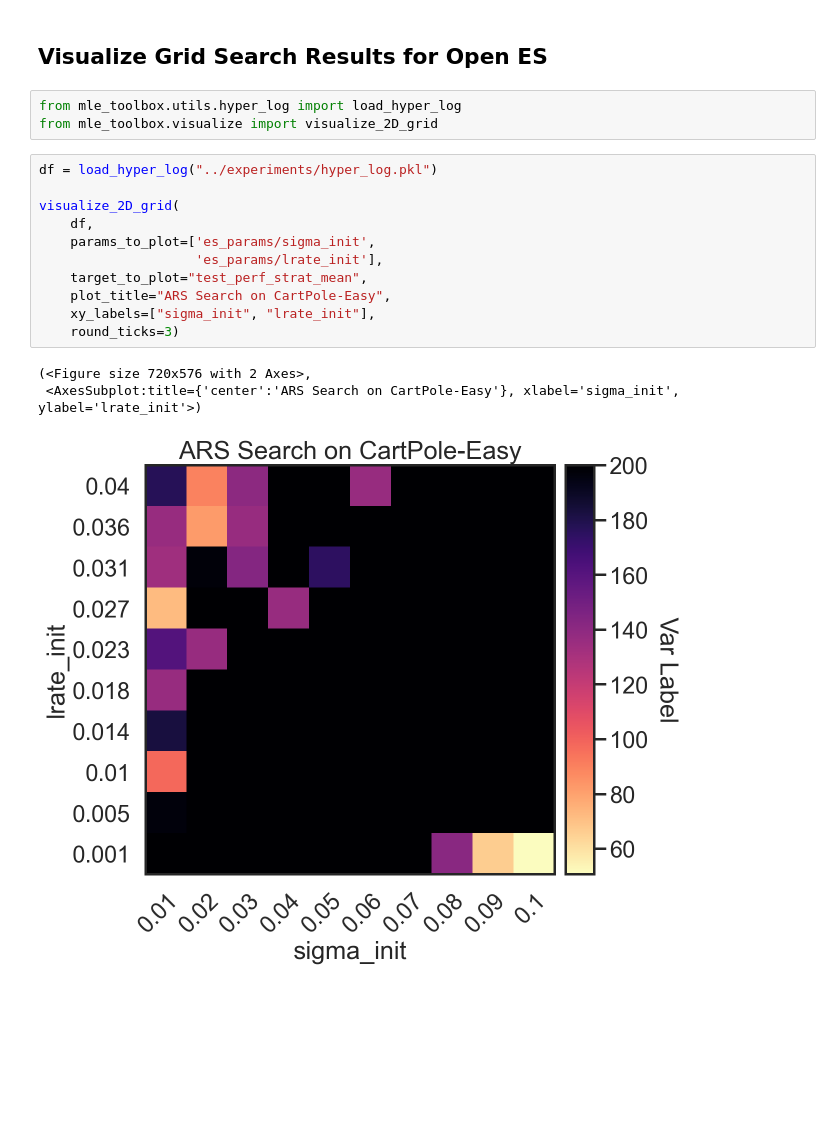
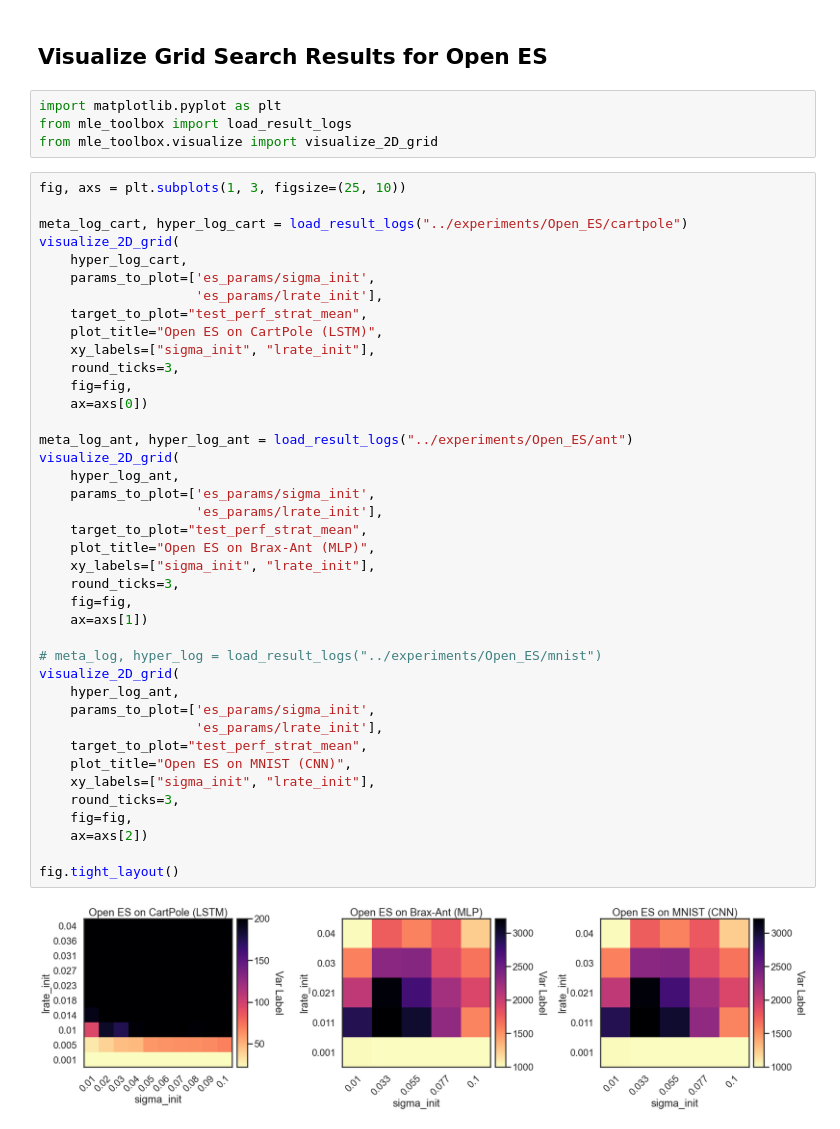
Before and after one commit to neuroevobench/neuroevobench, a Jupyter notebook: notebooks/viz_grid.ipynb, the cells around one changed output. Cells and saved outputs as stored; diff of their text form; blank space fills up the shorter version.

Commit message:
MNIST working

```diff
--- a/notebooks/viz_grid.ipynb
+++ b/notebooks/viz_grid.ipynb
@@ -6,20 +6,48 @@
 # %% [markdown]
 ## Visualize Grid Search Results for Open ES
 # %%
-from mle_toolbox.utils.hyper_log import load_hyper_log
+import matplotlib.pyplot as plt
+from mle_toolbox import load_result_logs
 from mle_toolbox.visualize import visualize_2D_grid
-# %%
-df = load_hyper_log("../experiments/hyper_log.pkl")
-
-visualize_2D_grid(
-    df,
-    params_to_plot=['es_params/sigma_init',
-                    'es_params/lrate_init'],
-    target_to_plot="test_perf_strat_mean",
-    plot_title="ARS Search on CartPole-Easy",
-    xy_labels=["sigma_init", "lrate_init"],
-    round_ticks=3)
-# %% [output]
-(<Figure size 720x576 with 2 Axes>,
- <AxesSubplot:title={'center':'ARS Search on CartPole-Easy'}, xlabel='sigma_init', ylabel='lrate_init'>)
-[figure, removed]
+# %%
+fig, axs = plt.subplots(1, 3, figsize=(25, 10))
+
+meta_log_cart, hyper_log_cart = load_result_logs("../experiments/Open_ES/cartpole")
+visualize_2D_grid(
+    hyper_log_cart,
+    params_to_plot=['es_params/sigma_init',
+                    'es_params/lrate_init'],
+    target_to_plot="test_perf_strat_mean",
+    plot_title="Open ES on CartPole (LSTM)",
+    xy_labels=["sigma_init", "lrate_init"],
+    round_ticks=3,
+    fig=fig,
+    ax=axs[0])
+
+meta_log_ant, hyper_log_ant = load_result_logs("../experiments/Open_ES/ant")
+visualize_2D_grid(
+    hyper_log_ant,
+    params_to_plot=['es_params/sigma_init',
+                    'es_params/lrate_init'],
+    target_to_plot="test_perf_strat_mean",
+    plot_title="Open ES on Brax-Ant (MLP)",
+    xy_labels=["sigma_init", "lrate_init"],
+    round_ticks=3,
+    fig=fig,
+    ax=axs[1])
+
+# meta_log, hyper_log = load_result_logs("../experiments/Open_ES/mnist")
+visualize_2D_grid(
+    hyper_log_ant,
+    params_to_plot=['es_params/sigma_init',
+                    'es_params/lrate_init'],
+    target_to_plot="test_perf_strat_mean",
+    plot_title="Open ES on MNIST (CNN)",
+    xy_labels=["sigma_init", "lrate_init"],
+    round_ticks=3,
+    fig=fig,
+    ax=axs[2])
+
+fig.tight_layout()
+# %% [output]
+[figure, added]
```
Also changed, not shown: parts of 1 cell of this notebook, 12 other files.
